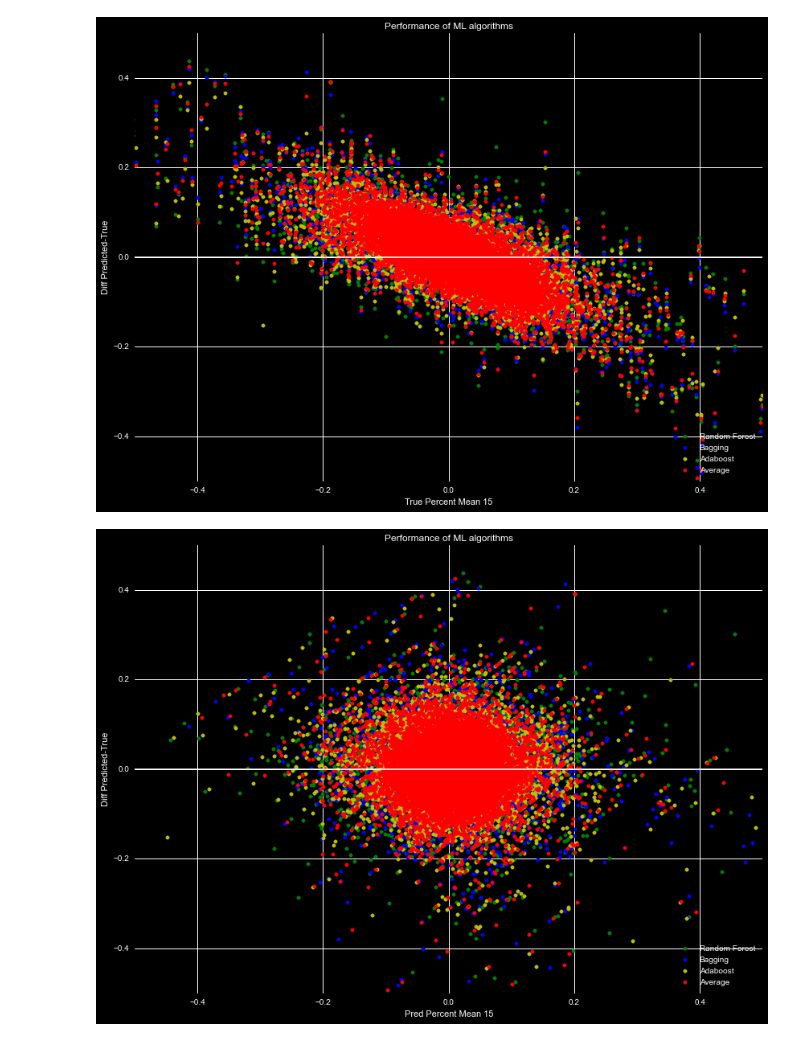
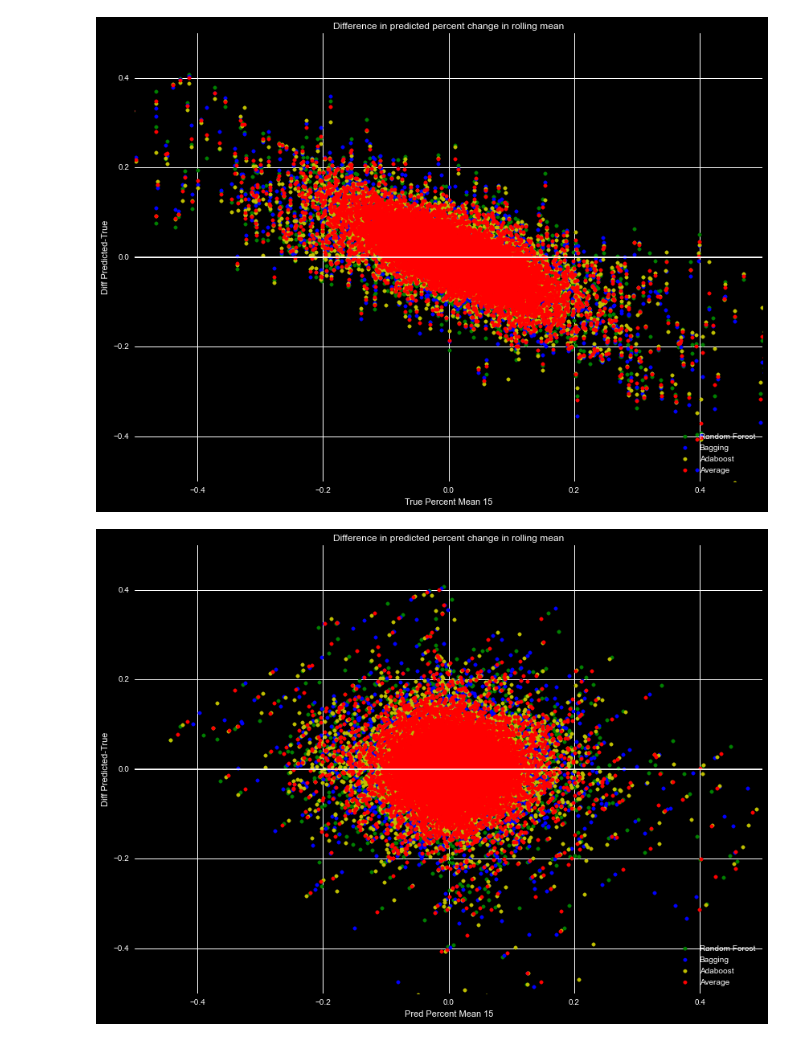
Before and after one commit to markertsean/python_trader, a Jupyter notebook: train_pca.ipynb, the cells around one changed output. Cells and saved outputs as stored; diff of their text form; code cells hidden in the pictures.

```diff
--- a/train_pca.ipynb
+++ b/train_pca.ipynb
@@ -140,8 +187,7 @@ print sv_reg.best_params_
 # %%
 params = {
-            'base_estimator' : [RandomForestRegressor( random_state=0 ),
-                                MLPRegressor         ( random_state=0 )],
-            'max_features'   : [1.0,0.9]
+            'base_estimator' : [RandomForestRegressor( random_state=0, n_estimators=20, max_features=0.7 )],
+            'n_estimators'   : [20]
          }
 
 ba_reg = GridSearchCV( BaggingRegressor( random_state=0 ), param_grid=params, cv=3 )
@@ -162,13 +210,13 @@ print bs_reg.best_params_
 # %%
-params = {
-            'loss'           : ['exponential','square'],
-            'n_estimators'   : [10]
+#params = {
+#            'loss'           : ['exponential'],
+#            'n_estimators'   : [50]
+#         }
 
-         }
-
-ad_reg = GridSearchCV( AdaBoostRegressor( base_estimator=RandomForestRegressor( n_estimators=5 ), random_state=0 ),
-                       param_grid=params, cv=3 )
-
+#ad_reg = GridSearchCV( AdaBoostRegressor( base_estimator=RandomForestRegressor( n_estimators=20, max_features=0.7 ), random_state=0 ),
+#                       param_grid=params, cv=3 )
+ad_reg = AdaBoostRegressor( base_estimator=RandomForestRegressor( n_estimators=20, max_features=0.7 ), random_state=0,
+                            loss='exponential', n_estimators=25 )
 ad_reg.fit( train_x, train_y )
-print ad_reg.best_score_
-print ad_reg.best_params_
+#print ad_reg.best_score_
+#print ad_reg.best_params_
@@ -248,13 +294,5 @@ plt.show()
 # %%
 # Plot the data
-#nn_y = nn_reg.predict( test_x )
-#rf_y = rf_reg.predict( test_x )
-#ba_y = ba_reg.predict( test_x )
-#sv_y = sv_reg.predict( test_x )
-#ad_y = ad_reg.predict( test_x )
-
-avg  = ( nn_y + rf_y + ba_y + sv_y + ad_y )/5.0
-
 
 #plt.scatter( test_y,  sv_y-test_y, color='c', label='Support Vector' )
 #plt.scatter( test_y,  nn_y-test_y, color='r', label='Neural Network' )
@@ -275,42 +313,34 @@ plt.ylim(-0.5,0.5)
 #plt.yscale('log')
 plt.xlabel('True Percent Mean 15')
 plt.ylabel('Diff Predicted-True')
-plt.title('Performance of ML algorithms')
+plt.title('Difference in predicted percent change in rolling mean')
 plt.show()
 # %% [output]
-[figure, old version]
+[figure, new version]
 # %%
 # Plot the data
-#nn_y = nn_reg.predict( test_x )
-#rf_y = rf_reg.predict( test_x )
-#ba_y = ba_reg.predict( test_x )
-#sv_y = sv_reg.predict( test_x )
-#ad_y = ad_reg.predict( test_x )
-
-avg  = ( nn_y + rf_y + ba_y + sv_y + ad_y )/5.0
-
 
 #plt.scatter( sv_y,  sv_y-test_y, color='c', label='Support Vector' )
 #plt.scatter( nn_y,  nn_y-test_y, color='r', label='Neural Network' )
 plt.scatter( rf_y,  rf_y-test_y, color='g', label='Random Forest'  )
 plt.scatter( ba_y,  ba_y-test_y, color='b', label='Bagging'        )
 plt.scatter( ad_y,  ad_y-test_y, color='y', label='Adaboost'       )
 plt.scatter(  avg,   avg-test_y, color='r', label='Average'        )
 
 low =-0.5
 hi  = 0.5
 
 plt.plot( [low,hi], [0,0], color='w' )
 
 plt.legend( loc=4 )
 plt.xlim(low,hi)
 plt.ylim(-0.5,0.5)
 #plt.xscale('log')
 #plt.yscale('log')
 plt.xlabel('Pred Percent Mean 15')
 plt.ylabel('Diff Predicted-True')
-plt.title('Performance of ML algorithms')
+plt.title('Difference in predicted percent change in rolling mean')
 plt.show()
 # %% [output]
-[figure, old version]
+[figure, new version]
 # %%
```
Also changed, not shown: parts of 20 cells of this notebook, 1 other file.
